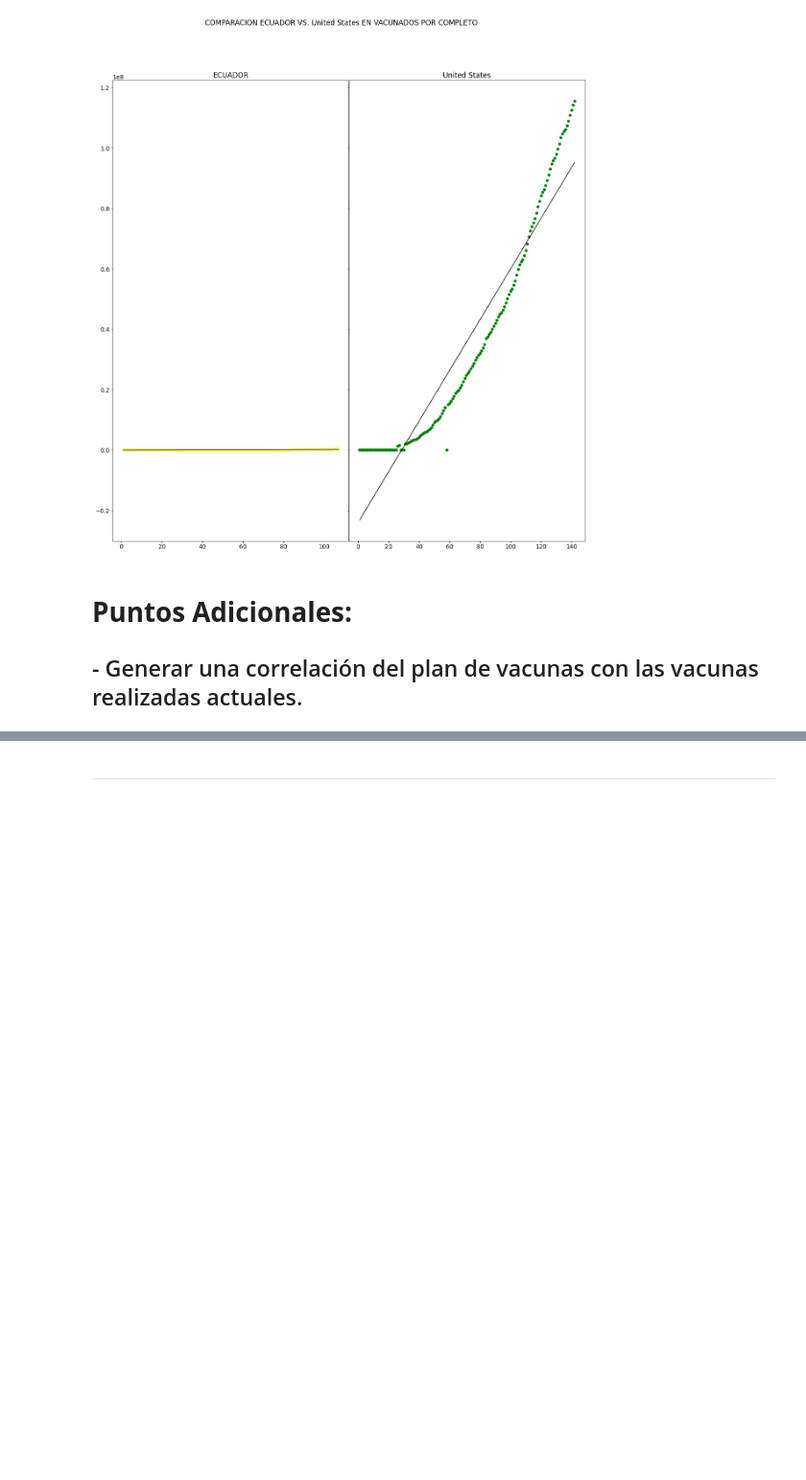
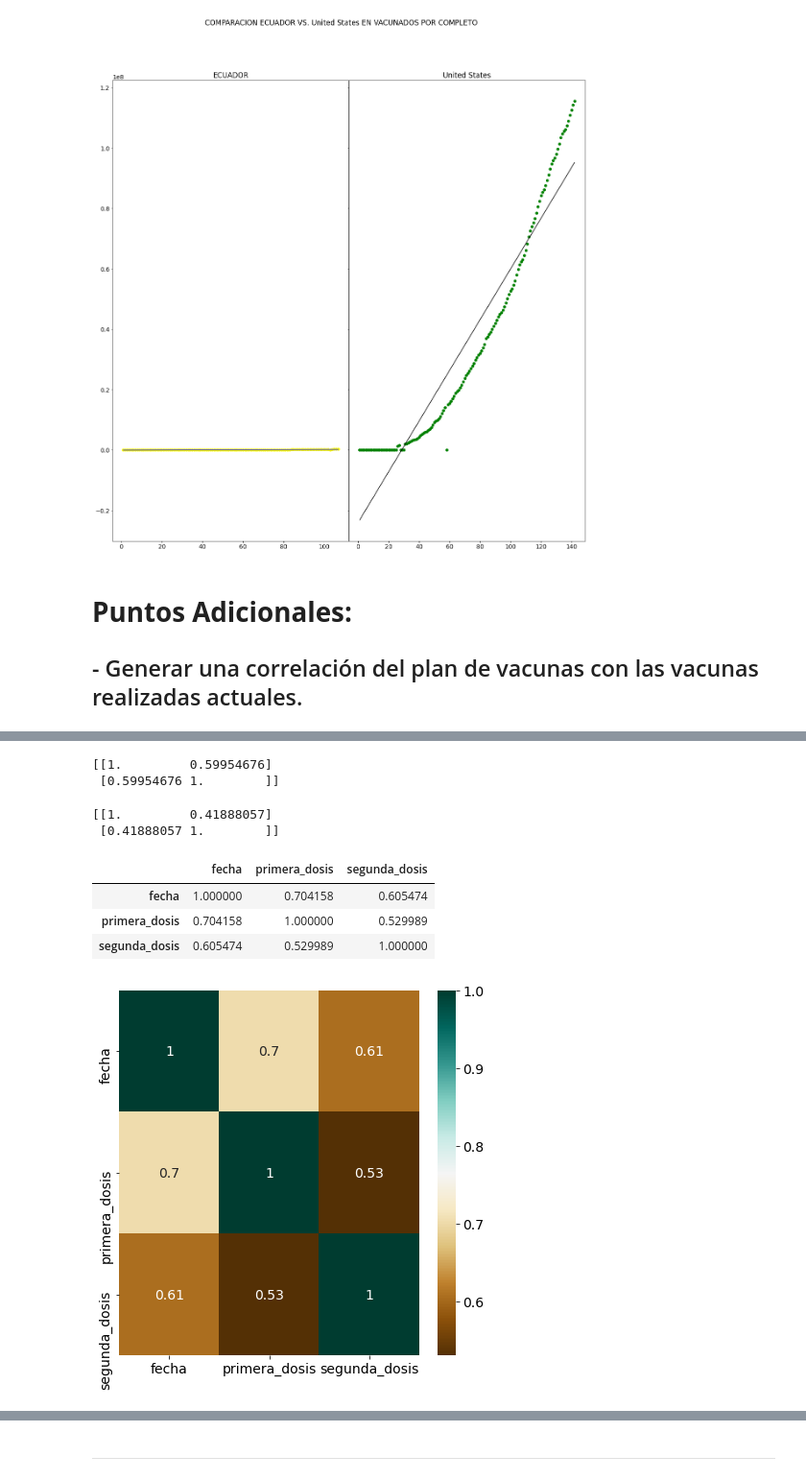
Before and after one commit to GabrielChuchuca/Prueba1InterSimulacion, a Jupyter notebook: PruebaSimulacion.ipynb, the cells around one changed output, grey strips where cells are left out. Shown at 96% size. Drawn from its saved outputs; the diff is of its cells as text; code cells hidden in the pictures; blank space fills up the shorter version.

```diff
--- a/PruebaSimulacion.ipynb
+++ b/PruebaSimulacion.ipynb
@@ -614,0 +672,27 @@ print(yv)
+# %%
+Cpr = np.corrcoef(xpd, xv)
+print(Cpr)
+# %% [output]
+[[1.         0.59954676]
+ [0.59954676 1.        ]]
+# %%
+Cse = np.corrcoef(ypd, yv)
+print(Cse)
+# %% [output]
+[[1.         0.41888057]
+ [0.41888057 1.        ]]
+# %%
+df_planvacunarse = df_planvacunarse.iloc[1:,:3].astype(float)
+#df_planvacunarse
+correlation_mat = df_planvacunarse.corr()
+correlation_mat
+# %% [output]
+|  | fecha | primera_dosis | segunda_dosis |
+| fecha | 1.000000 | 0.704158 | 0.605474 |
+| primera_dosis | 0.704158 | 1.000000 | 0.529989 |
+| segunda_dosis | 0.605474 | 0.529989 | 1.000000 |
+# %%
+sn.heatmap(correlation_mat, annot = True, cmap = 'BrBG')
+plt.show()
+# %% [output]
+[figure, added]
```
Also changed, not shown: parts of 11 cells of this notebook.
